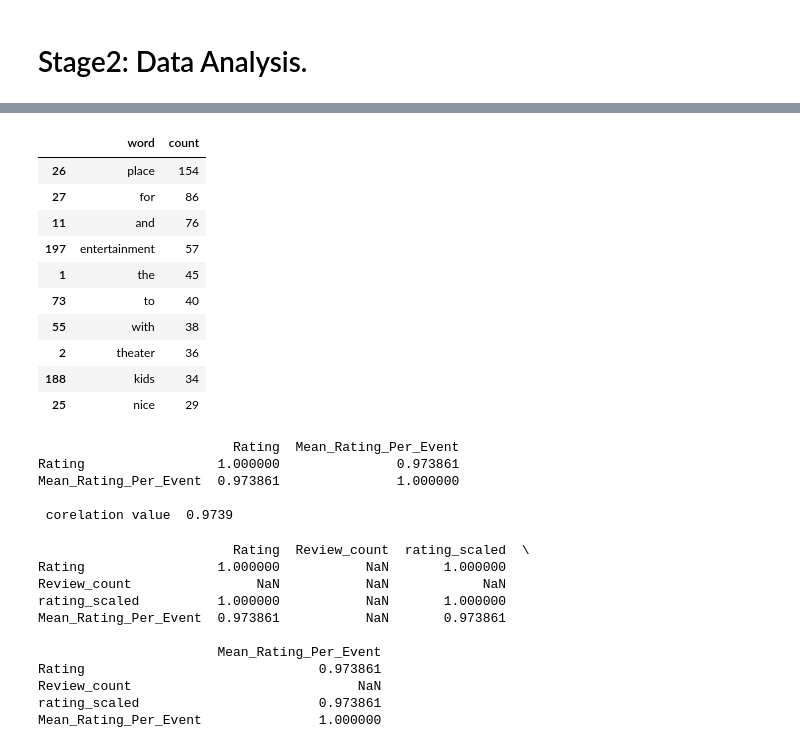
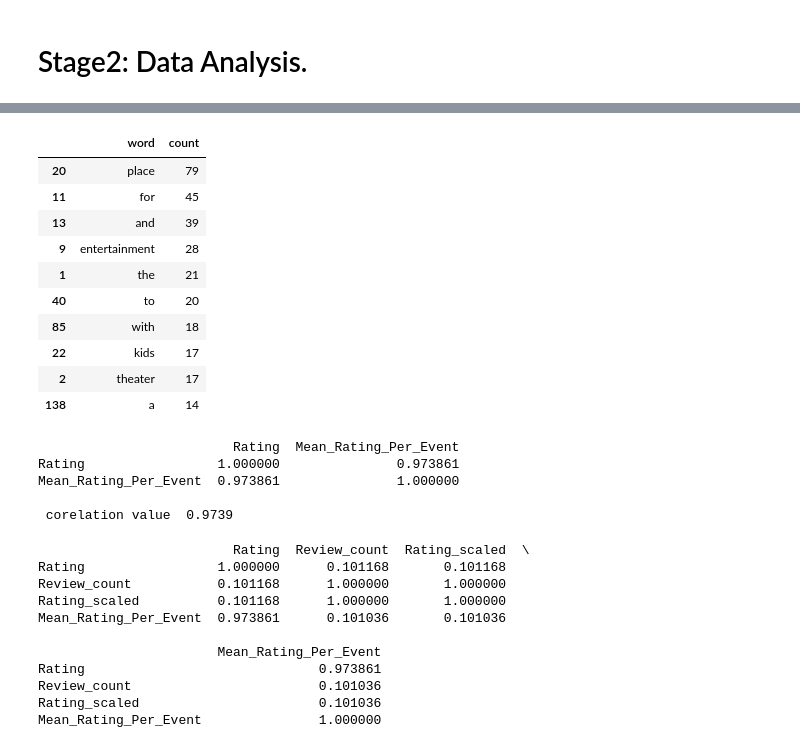
Before and after one commit to wateen-1/AI221-Project, a Jupyter notebook: AI221_AI_Programming_Entertainment_in_KSA_.ipynb, the cells around one changed output, grey strips where cells are left out. Drawn from its saved outputs; the diff is of its cells as text; code cells hidden in the pictures.

```diff
--- a/AI221_AI_Programming_Entertainment_in_KSA_.ipynb
+++ b/AI221_AI_Programming_Entertainment_in_KSA_.ipynb
@@ -158,21 +157,0 @@ df[['best_comment', 'tokenized_comment']].head()
-# %%
-# Convert rating and review_count to numeric
-df.loc[:, 'rating'] = pd.to_numeric(df['rating'], errors='coerce')
-df.loc[:, 'review_count'] = pd.to_numeric(df['review_count'], errors='coerce')
-
-# Fill NaN if needed
-df.loc[:, 'rating'] = df['rating'].fillna(df['rating'].mean())
-df.loc[:, 'review_count'] = df['review_count'].fillna(0)
-
-# Normalizing rating
-min_rating = df['rating'].min()
-max_rating = df['rating'].max()
-df.loc[:, 'rating_scaled'] = (df['rating'] - min_rating) / (max_rating - min_rating)
-
-# Normalizing review_count
-min_review = df['review_count'].min()
-max_review = df['review_count'].max()
-df.loc[:, 'review_scaled'] = (df['review_count'] - min_review) / (max_review - min_review)
-
-# Show results
-df[['rating', 'rating_scaled', 'review_count', 'review_scaled']].head()
@@ -180,0 +218,16 @@ ZeroDivisionError: division by zero
+# %%
+#Normalizing or scaling data:
+
+#Normalizing rating column
+min_rating = df['Rating'].min()
+max_rating = df['Rating'].max()
+
+df['Rating_scaled'] = (df['Review_count'] - min_rating) / (max_rating - min_rating)
+
+#Normalizing review_count column
+min_review = df['Review_count'].min()
+max_review = df['Review_count'].max()
+df['Review_count_scaled'] = (df['Review_count'] - min_review) / (max_review - min_review)
+
+#Show results after scaling
+df[['Rating', 'Rating_scaled', 'Review_count', 'Review_count_scaled']].head()
@@ -330,31 +296,31 @@ Number of Comments: 274
 # %%
 #Finding common words in text data
-all_comments = " ".join(df["best_comment"].astype(str))
+all_comments = " ".join(df["Best_comment"].astype(str))
 words = all_comments.split()
 
 word_counts = {}
 
 for w in words:
     w = w.strip(".,!?\"()[]{};:-")
     if w != "" and w.lower() != "nan":
         word_counts[w] = word_counts.get(w, 0) + 1
 
 word_counts_df = pd.DataFrame(word_counts.items(), columns=["word", "count"])
 word_counts_df = word_counts_df.sort_values("count", ascending=False)
 
 word_counts_df.head(10)
 # %% [output]
 |  | word | count |
-| 26 | place | 154 |
-| 27 | for | 86 |
-| 11 | and | 76 |
-| 197 | entertainment | 57 |
-| 1 | the | 45 |
-| 73 | to | 40 |
-| 55 | with | 38 |
-| 2 | theater | 36 |
-| 188 | kids | 34 |
-| 25 | nice | 29 |
+| 20 | place | 79 |
+| 11 | for | 45 |
+| 13 | and | 39 |
+| 9 | entertainment | 28 |
+| 1 | the | 21 |
+| 40 | to | 20 |
+| 85 | with | 18 |
+| 22 | kids | 17 |
+| 2 | theater | 17 |
+| 138 | a | 14 |
 # %%
 #Grouping and aggregating data first part :
 mean_rating_map = df.groupby('Name')['Rating'].mean()
@@ -384,7 +350,7 @@ Mean_Rating_Per_Event  0.973861               1.000000
 
  corelation value  0.9739
 # %%
-numeric_cols = ['Rating', 'Review_count', 'rating_scaled', 'Mean_Rating_Per_Event']
+numeric_cols = ['Rating', 'Review_count', 'Rating_scaled', 'Mean_Rating_Per_Event']
 
 for col in numeric_cols:
     df[col] = pd.to_numeric(df[col], errors='coerce')
@@ -393,16 +359,16 @@ correlation_matrix_full = df[numeric_cols].corr()
 
 print(correlation_matrix_full)
 # %% [output]
-                         Rating  Review_count  rating_scaled  \
-Rating                 1.000000           NaN       1.000000
-Review_count                NaN           NaN            NaN
-rating_scaled          1.000000           NaN       1.000000
-Mean_Rating_Per_Event  0.973861           NaN       0.973861
+                         Rating  Review_count  Rating_scaled  \
+Rating                 1.000000      0.101168       0.101168
+Review_count           0.101168      1.000000       1.000000
+Rating_scaled          0.101168      1.000000       1.000000
+Mean_Rating_Per_Event  0.973861      0.101036       0.101036
 
                        Mean_Rating_Per_Event
 Rating                              0.973861
-Review_count                             NaN
-rating_scaled                       0.973861
+Review_count                        0.101036
+Rating_scaled                       0.101036
 Mean_Rating_Per_Event               1.000000
 # %%
 # Grouping and aggregating data secound part:
```
Also changed, not shown: parts of 10 cells of this notebook.
